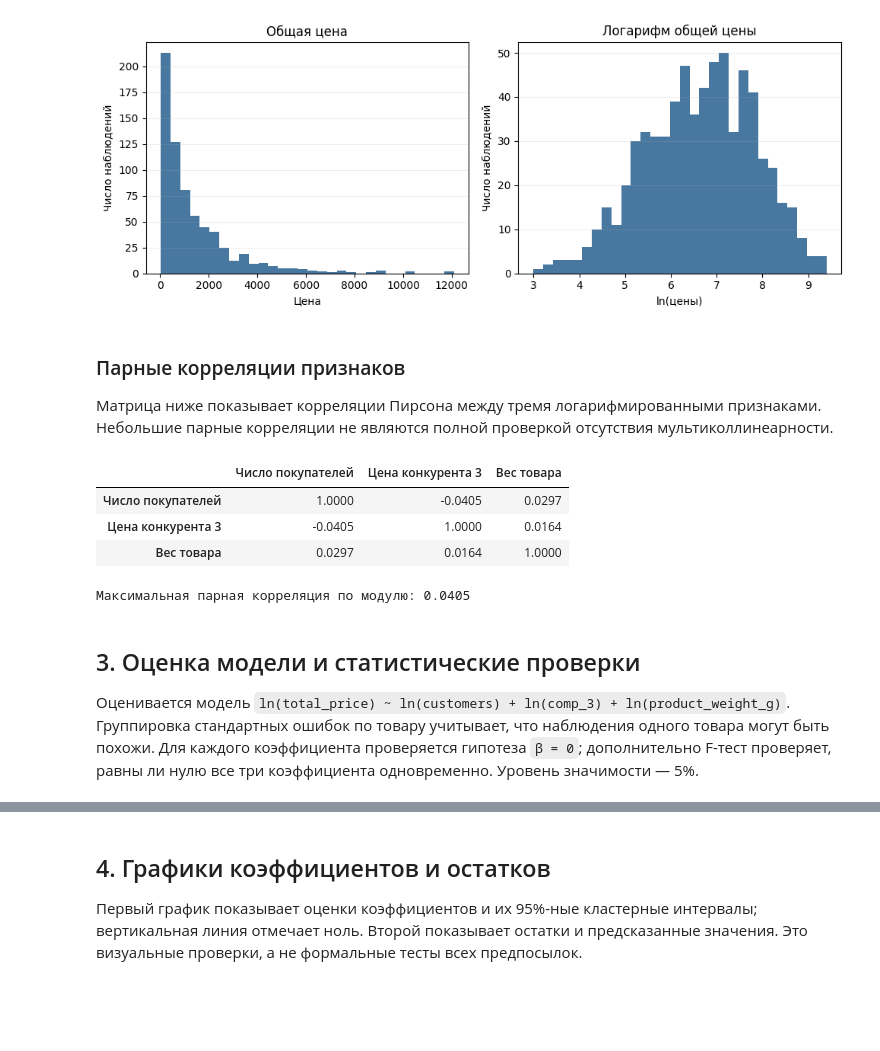
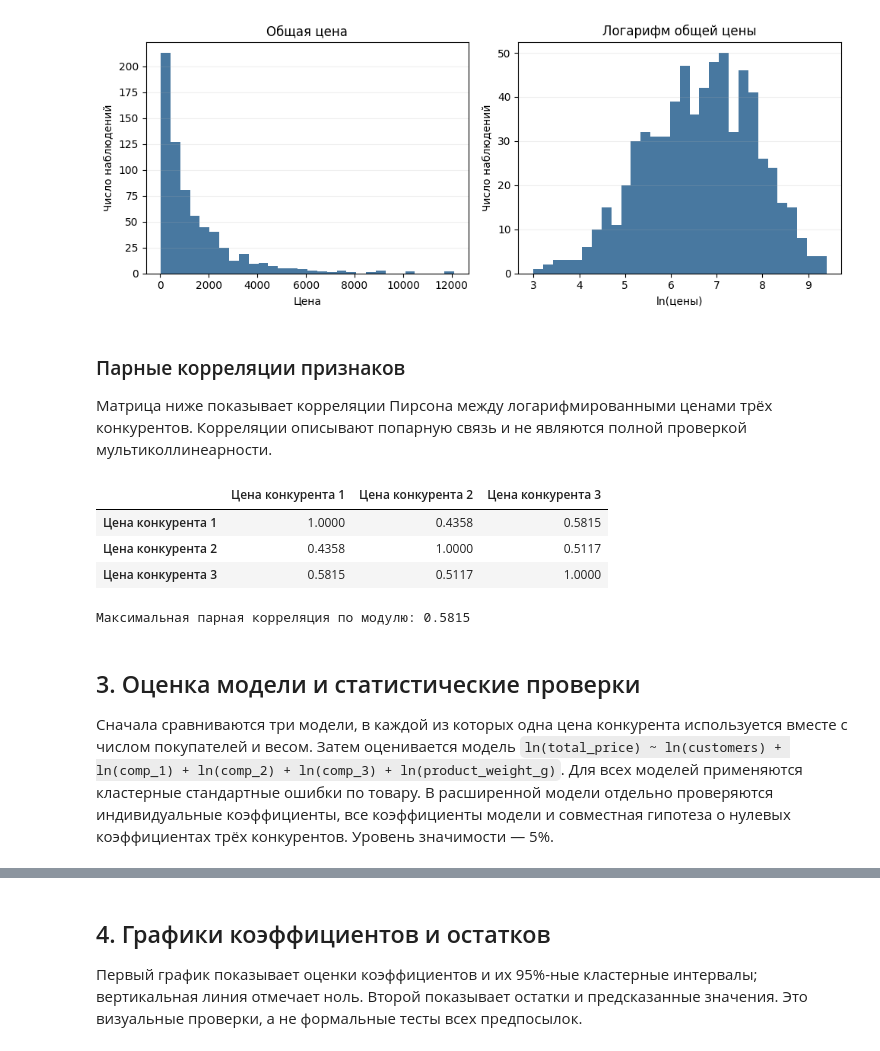
Before and after one commit to tushkanchek/scienceWork, a Jupyter notebook: science_work_simple.ipynb, the cells around one changed output, grey strips where cells are left out. Cells and saved outputs as stored; diff of their text form; code cells hidden in the pictures; blank space fills up the shorter version.

```diff
--- a/science_work_simple.ipynb
+++ b/science_work_simple.ipynb
@@ -17,9 +17,9 @@ import pandas as pd
 import statsmodels.formula.api as smf
 
 data = pd.read_csv(Path('retail_price.csv'))
-columns = ['total_price', 'customers', 'comp_3', 'product_weight_g', 'product_id']
+columns = ['total_price', 'customers', 'comp_1', 'comp_2', 'comp_3', 'product_weight_g', 'product_id']
 model_data = data[columns].dropna().copy()
-numeric_columns = ['total_price', 'customers', 'comp_3', 'product_weight_g']
+numeric_columns = ['total_price', 'customers', 'comp_1', 'comp_2', 'comp_3', 'product_weight_g']
 assert (model_data[numeric_columns] > 0).all().all()
 
 for column in numeric_columns:
@@ -71,29 +73,29 @@ plt.show()
 # %% [markdown]
 ### Парные корреляции признаков
 
-Матрица ниже показывает корреляции Пирсона между тремя логарифмированными признаками. Небольшие парные корреляции не являются полной проверкой отсутствия мультиколлинеарности.
+Матрица ниже показывает корреляции Пирсона между логарифмированными ценами трёх конкурентов. Корреляции описывают попарную связь и не являются полной проверкой мультиколлинеарности.
 # %%
-predictor_columns = ['log_customers', 'log_comp_3', 'log_product_weight_g']
+predictor_columns = ['log_comp_1', 'log_comp_2', 'log_comp_3']
 correlation_matrix = model_data[predictor_columns].corr()
-correlation_labels = ['Число покупателей', 'Цена конкурента 3', 'Вес товара']
+correlation_labels = ['Цена конкурента 1', 'Цена конкурента 2', 'Цена конкурента 3']
 correlation_display = correlation_matrix.copy()
 correlation_display.index = correlation_labels
 correlation_display.columns = correlation_labels
 display(correlation_display.round(4))
 upper_triangle = correlation_matrix.where(
     np.triu(np.ones(correlation_matrix.shape, dtype=bool), k=1)
 )
 max_pairwise_correlation = upper_triangle.abs().max().max()
 print(f'Максимальная парная корреляция по модулю: {max_pairwise_correlation:.4f}')
 # %% [output]
-|  | Число покупателей | Цена конкурента 3 | Вес товара |
-| Число покупателей | 1.0000 | -0.0405 | 0.0297 |
-| Цена конкурента 3 | -0.0405 | 1.0000 | 0.0164 |
-| Вес товара | 0.0297 | 0.0164 | 1.0000 |
+|  | Цена конкурента 1 | Цена конкурента 2 | Цена конкурента 3 |
+| Цена конкурента 1 | 1.0000 | 0.4358 | 0.5815 |
+| Цена конкурента 2 | 0.4358 | 1.0000 | 0.5117 |
+| Цена конкурента 3 | 0.5815 | 0.5117 | 1.0000 |
-Максимальная парная корреляция по модулю: 0.0405
+Максимальная парная корреляция по модулю: 0.5815
 # %% [markdown]
 ## 3. Оценка модели и статистические проверки
 
-Оценивается модель `ln(total_price) ~ ln(customers) + ln(comp_3) + ln(product_weight_g)`. Группировка стандартных ошибок по товару учитывает, что наблюдения одного товара могут быть похожи. Для каждого коэффициента проверяется гипотеза `β = 0`; дополнительно F-тест проверяет, равны ли нулю все три коэффициента одновременно. Уровень значимости — 5%.
+Сначала сравниваются три модели, в каждой из которых одна цена конкурента используется вместе с числом покупателей и весом. Затем оценивается модель `ln(total_price) ~ ln(customers) + ln(comp_1) + ln(comp_2) + ln(comp_3) + ln(product_weight_g)`. Для всех моделей применяются кластерные стандартные ошибки по товару. В расширенной модели отдельно проверяются индивидуальные коэффициенты, все коэффициенты модели и совместная гипотеза о нулевых коэффициентах трёх конкурентов. Уровень значимости — 5%.
 # %%
 product_groups = pd.factorize(model_data['product_id'])[0]
```
Also changed, not shown: parts of 7 cells of this notebook, 11 other files.
